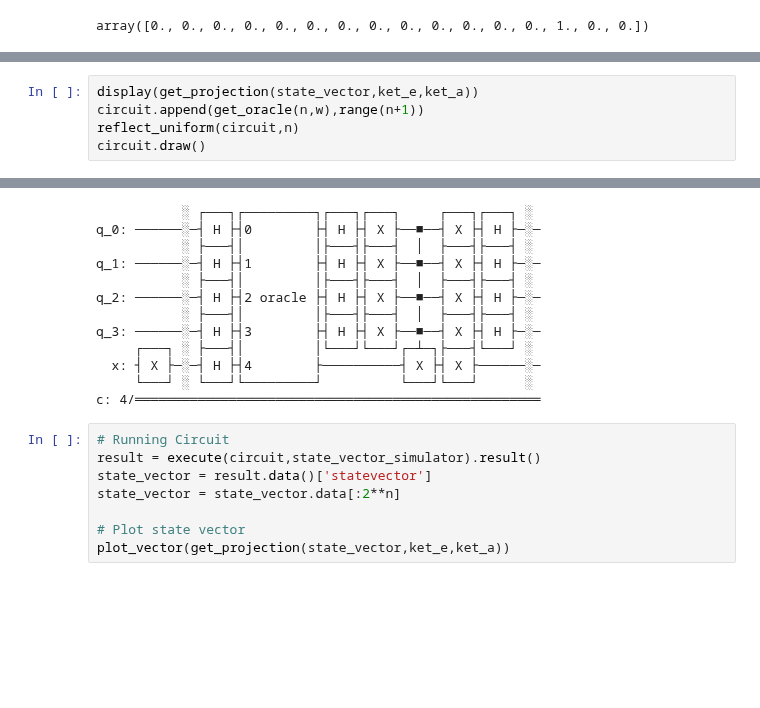
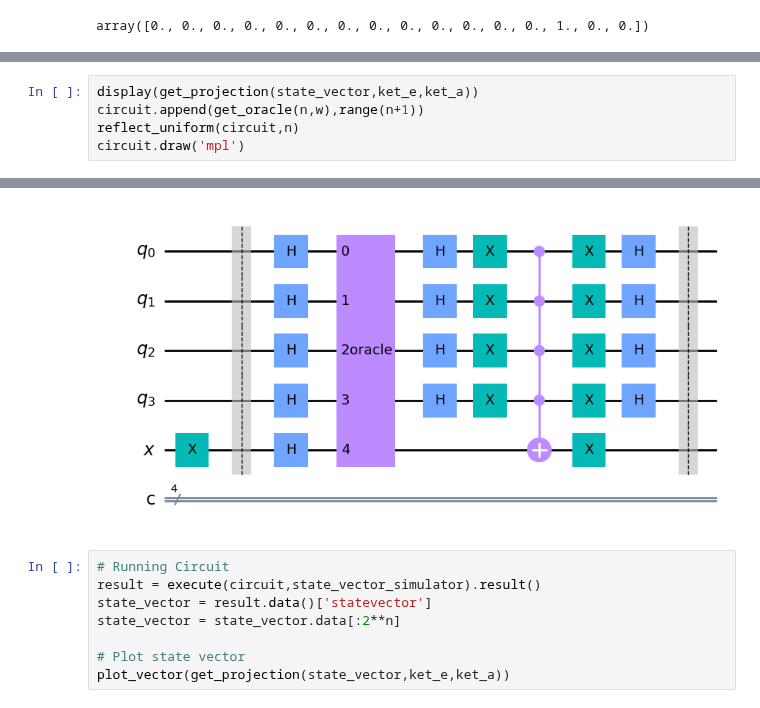
Before and after one commit to arque1393/QuantumLearning, a Jupyter notebook: QuantumAlgorithm/Grover's_Algorithm_NPTEL.ipynb, the cells around one changed output, grey strips where cells are left out. Drawn from its saved outputs; the diff is of its cells as text; blank space fills up the shorter version.

```diff
--- a/QuantumAlgorithm/Grover's_Algorithm_NPTEL.ipynb
+++ b/QuantumAlgorithm/Grover's_Algorithm_NPTEL.ipynb
@@ -142,5 +142,5 @@ plot_vector(get_projection(state_vector,ket_e,ket_a))
 display(get_projection(state_vector,ket_e,ket_a))
 circuit.append(get_oracle(n,w),range(n+1))
 reflect_uniform(circuit,n)
-circuit.draw()
+circuit.draw('mpl')
 # %% [output]
@@ -148,15 +148,4 @@ circuit.draw()
-           ░ ┌───┐┌─────────┐┌───┐┌───┐     ┌───┐┌───┐ ░
-q_0: ──────░─┤ H ├┤0        ├┤ H ├┤ X ├──■──┤ X ├┤ H ├─░─
-           ░ ├───┤│         │├───┤├───┤  │  ├───┤├───┤ ░
-q_1: ──────░─┤ H ├┤1        ├┤ H ├┤ X ├──■──┤ X ├┤ H ├─░─
-           ░ ├───┤│         │├───┤├───┤  │  ├───┤├───┤ ░
-q_2: ──────░─┤ H ├┤2 oracle ├┤ H ├┤ X ├──■──┤ X ├┤ H ├─░─
-           ░ ├───┤│         │├───┤├───┤  │  ├───┤├───┤ ░
-q_3: ──────░─┤ H ├┤3        ├┤ H ├┤ X ├──■──┤ X ├┤ H ├─░─
-     ┌───┐ ░ ├───┤│         │└───┘└───┘┌─┴─┐├───┤└───┘ ░
-  x: ┤ X ├─░─┤ H ├┤4        ├──────────┤ X ├┤ X ├──────░─
-     └───┘ ░ └───┘└─────────┘          └───┘└───┘      ░
-c: 4/════════════════════════════════════════════════════
+[figure, added]
 # %%
 # Running Circuit
 result = execute(circuit,state_vector_simulator).result()
```
Also changed, not shown: parts of 2 cells of this notebook, 6 other files.
